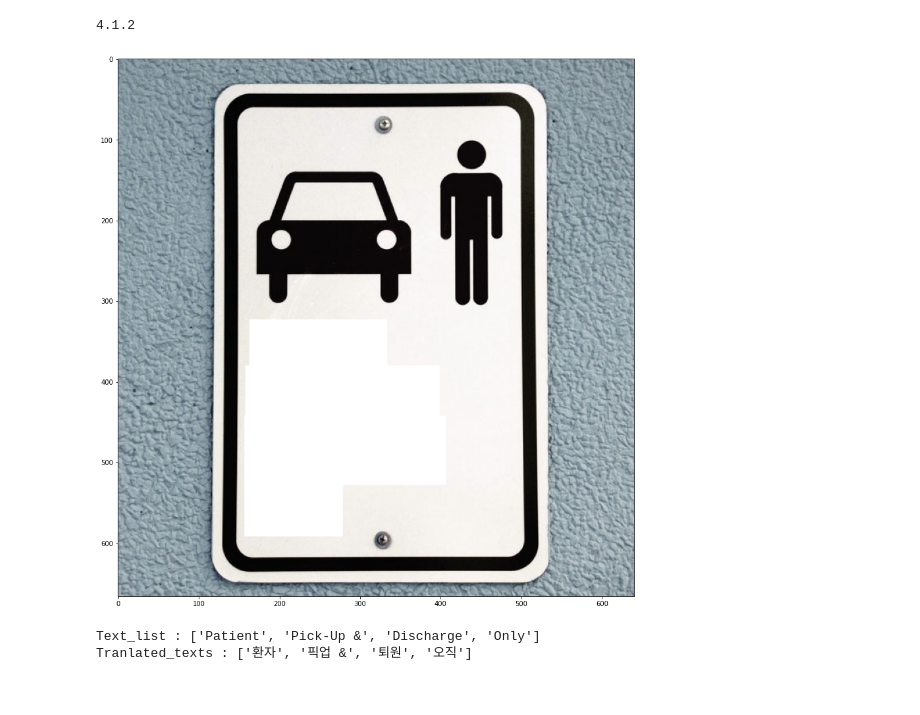
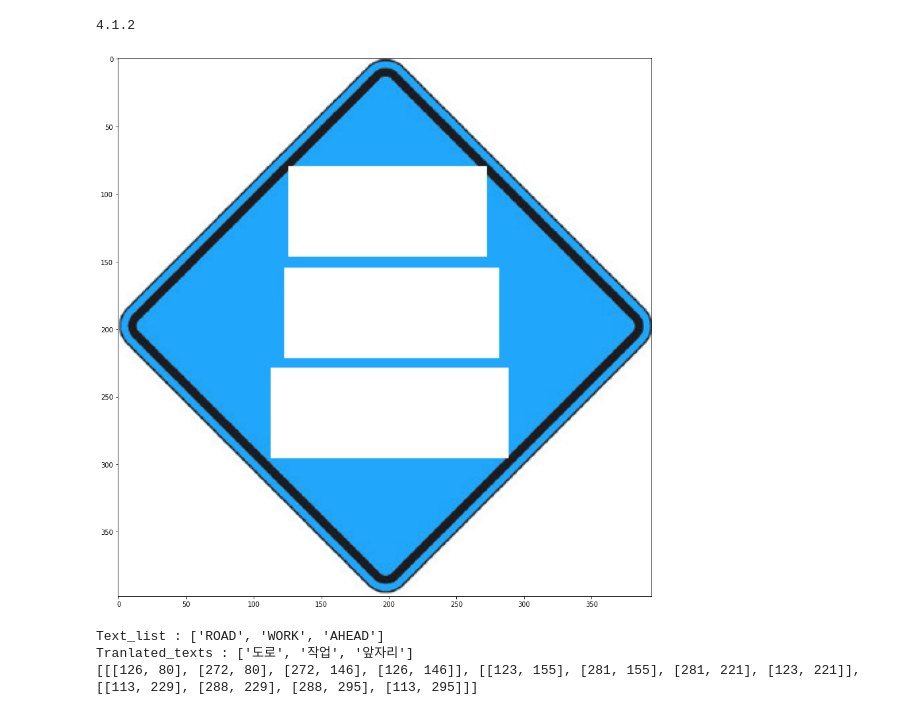
Before and after one commit to sthax17/DayByDayStudy, a Jupyter notebook: eliminate_text_in_image_정리.ipynb, the cells around one changed output. Cells and saved outputs as stored; diff of their text form; code cells hidden in the pictures.

```diff
--- a/eliminate_text_in_image_정리.ipynb
+++ b/eliminate_text_in_image_정리.ipynb
@@ -43,7 +43,7 @@ from PIL import ImageDraw
 print(cv2.__version__)
 
 # 이미지 파일 경로
-file_path = r'patient.jpg'
+file_path = r'2.png'
 img = cv2.imread(file_path, cv2.IMREAD_COLOR)
 
 CLIENT_ID = "MawiiHEojSbWlRvZjWEM"
@@ -125,7 +125,7 @@ def easy_ocr_result(img, language='en', draw=True, text=False):
             # with the OCR'd text itself
             text = cleanup_text(text)
             cv2.rectangle(img2, tl, br, (255, 0, 0), 2)
-            cv2.putText(img2, text, (tl[0], tl[1] - 10), cv2.FONT_HERSHEY_SIMPLEX, 0.8, (0, 0, 255), 2)
+            cv2.putText(img2, text, (tl[0], tl[1] - 10), cv2.FONT_HERSHEY_SIMPLEX, 0.8, (255, 255, 255), -1) # white box
 
         # show the output image
         display(img2)
@@ -163,26 +163,28 @@ if __name__ == '__main__':
     print('Text_list :', text_list)
     tranlated_texts: List[str] = translate_texts(texts=text_list, type='naver')
     print(f'Tranlated_texts : {tranlated_texts}')
+    print(bbox_list)
 
 # ------------------------------------
+
 # 바운딩 박스만 White로 바꾸고 아래것 실행 하면됩니다, bbox_list
 # 글자 폰트는 한글 지원되는 것만 가능 (한글번역이라)
-
+# 원본 파일 적는곳이 지금 3군데임 file_path
 
 
 
 # make mask : step 1
 # Load image
-img = cv2.imread('patient.jpg')
+img = cv2.imread(file_path)
 
 # Initialize blank mask image of same dimensions for drawing the shapes
 shapes = np.zeros_like(img, np.uint8)
 
 # Draw shapes
-cv2.rectangle(shapes, tuple(bbox_list[0][0]),tuple(bbox_list[0][2]), (255, 255, 255), cv2.FILLED)
-cv2.rectangle(shapes, tuple(bbox_list[1][0]),tuple(bbox_list[1][2]), (255, 255, 255), cv2.FILLED)
-cv2.rectangle(shapes, tuple(bbox_list[2][0]),tuple(bbox_list[2][2]), (255, 255, 255), cv2.FILLED)
-cv2.rectangle(shapes, tuple(bbox_list[3][0]),tuple(bbox_list[3][2]), (255, 255, 255), cv2.FILLED)
+cv2.rectangle(shapes, tuple(bbox_list[0][0]), tuple(bbox_list[0][2]), (255, 255, 255), cv2.FILLED)
+cv2.rectangle(shapes, tuple(bbox_list[1][0]), tuple(bbox_list[1][2]), (255, 255, 255), cv2.FILLED)
+cv2.rectangle(shapes, tuple(bbox_list[2][0]), tuple(bbox_list[2][2]), (255, 255, 255), cv2.FILLED)
+# cv2.rectangle(shapes, tuple(bbox_list[3][0]), tuple(bbox_list[3][2]), (255, 255, 255), cv2.FILLED)
 
 # Generate output by blending image with shapes image, using the shapes
 # images also as mask to limit the blending to those parts
@@ -197,35 +199,37 @@ cv2.imwrite("shapes.jpg", shapes)
 
 
 
 
 # inpaint : step2
 # img = cv2.imread('target.jpg')
-img = cv2.imread('patient.jpg')
+img = cv2.imread(file_path)
 mask = cv2.imread('shapes.jpg',0)
 dst = cv2.inpaint(img,mask,3,cv2.INPAINT_TELEA)
 
 # Visualization & Save
 # cv2_imshow(dst)
 cv2.imwrite("inpaint.jpg", dst)
+
 
 
 
 # rewrite : step3
 # Font
 font = ImageFont.truetype("NotoSansKR-Black.otf", 58)
 img = Image.open('inpaint.jpg')
 
 draw = ImageDraw.Draw(img)
 
 draw.text(bbox_list[0][0], tranlated_texts[0], (0,0,0), font=font)
 draw.text(bbox_list[1][0], tranlated_texts[1], (0,0,0), font=font)
 draw.text(bbox_list[2][0], tranlated_texts[2], (0,0,0), font=font)
-draw.text(bbox_list[3][0], tranlated_texts[3], (0,0,0), font=font)
+# draw.text(bbox_list[3][0], tranlated_texts[3], (0,0,0), font=font)
 
 img.show()
 img.save("img_text.jpg")
 # %% [output]
 4.1.2
-[figure, old version]
+[figure, new version]
-Text_list : ['Patient', 'Pick-Up &', 'Discharge', 'Only']
-Tranlated_texts : ['환자', '픽업 &', '퇴원', '오직']
+Text_list : ['ROAD', 'WORK', 'AHEAD']
+Tranlated_texts : ['도로', '작업', '앞자리']
+[[[126, 80], [272, 80], [272, 146], [126, 146]], [[123, 155], [281, 155], [281, 221], [123, 221]], [[113, 229], [288, 229], [288, 295], [113, 295]]]
```
Also changed, not shown: parts of 8 cells of this notebook.
